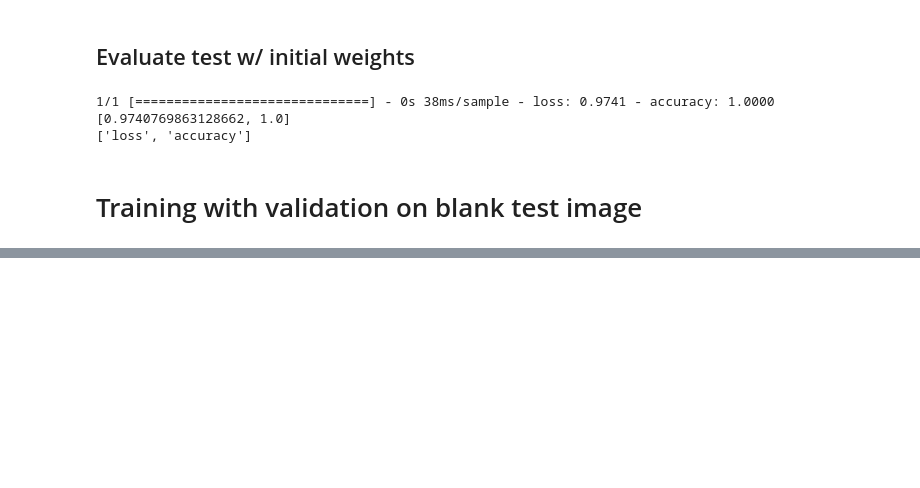
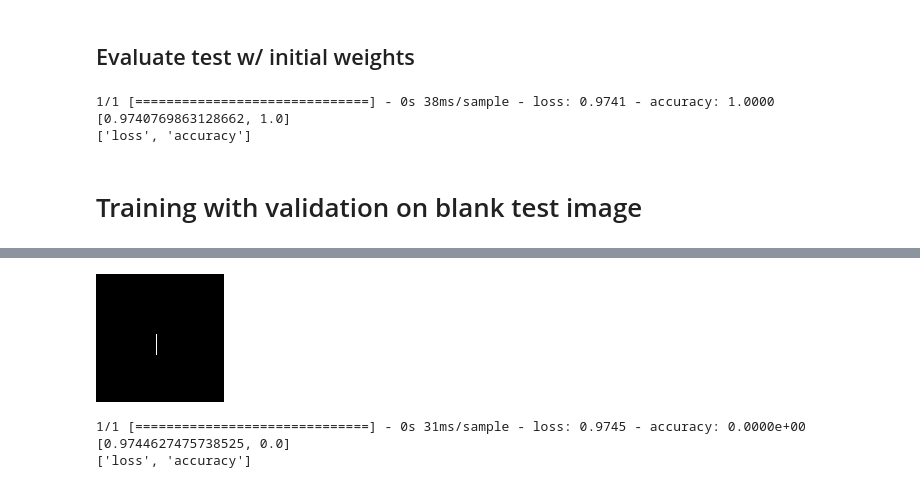
Before and after one commit to s4b7r/yellow-triangle, a Jupyter notebook: yellow-triangle.ipynb, the cells around one changed output, grey strips where cells are left out. Saved outputs shown, nothing was run; the diff lists cells and outputs as text; code cells hidden in the pictures; blank space fills up the shorter version.

```diff
--- a/yellow-triangle.ipynb
+++ b/yellow-triangle.ipynb
@@ -177,0 +227,23 @@ Epoch 10/10
+# %%
+im_test_blank = Image.new('1', (128, 128), 0)
+draw = ImageDraw.Draw(im_test_blank)
+draw.line(((60, 60), (60, 80)), width=1, fill=1)
+display(im_test_blank)
+
+test_image_line = np.array(im_test_blank, dtype=np.double)
+test_image_line = np.expand_dims(test_image_line, axis=0)
+test_image_line = np.expand_dims(test_image_line, axis=test_image_line.ndim)
+
+test_labels = np.array((0))
+test_labels = np.expand_dims(test_labels, axis=0)
+# %% [output]
+[figure, added]
+# %%
+model.set_weights(winit)
+evalinit_test = model.evaluate(x=test_image_line, y=test_labels)
+print(evalinit_test)
+print(model.metrics_names)
+# %% [output]
+1/1 [==============================] - 0s 31ms/sample - loss: 0.9745 - accuracy: 0.0000e+00
+[0.9744627475738525, 0.0]
+['loss', 'accuracy']
```
Also changed, not shown: parts of 25 cells of this notebook.
